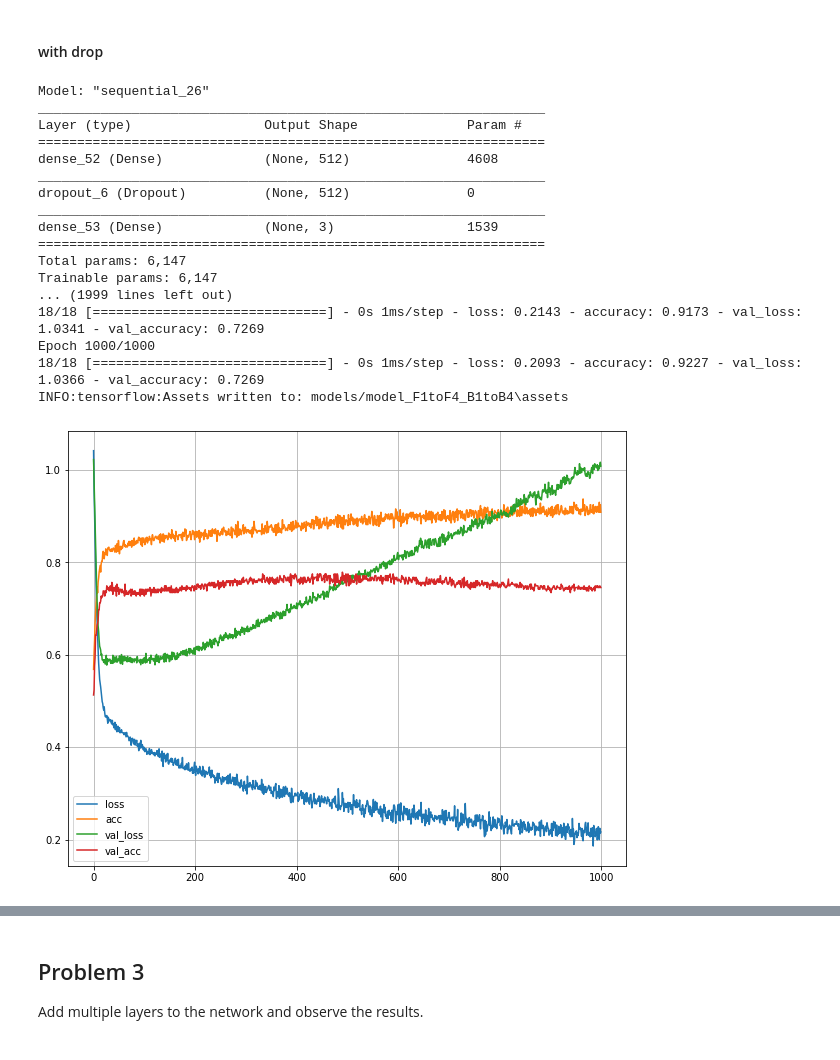
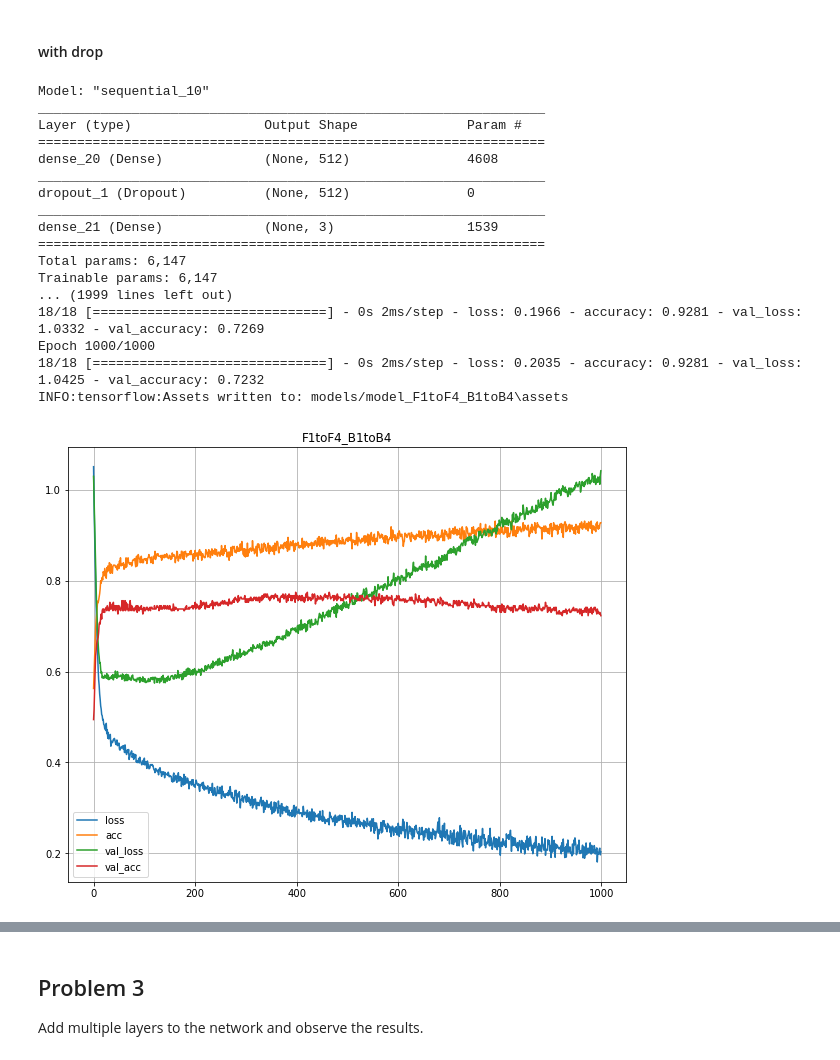
Before and after one commit to Eeaeau/TTT4185---ML-for-singnal-processing, a Jupyter notebook: Assignment 3/TTT4185_assignment_3a_2020-10-19.ipynb, the cells around one changed output, grey strips where cells are left out. Drawn from its saved outputs; the diff is of its cells as text; code cells hidden in the pictures.

```diff
--- a/Assignment 3/TTT4185_assignment_3a_2020-10-19.ipynb
+++ b/Assignment 3/TTT4185_assignment_3a_2020-10-19.ipynb
@@ -157,7 +161,11 @@ class PhonemesDataset:
         else:
             print("No model intilized")
 
-
+    def Validate(self):
+        # Validation model
+        score = self.model.evaluate(self.x_valid, self.y_valid, verbose=0)
+        print('Validation loss:', score[0])
+        print('Validation accuracy:', score[1])
 
 dataset_F1toF2 = PhonemesDataset(features_F1toF2, "F1toF2")
 # %%
@@ -252,7 +260,7 @@ AttributeError: 'dataset' object has no attribute 'model'
 # %%
 features_F1toF4_B1toB4 = ['F1', 'F2','F3','F4', 'B1', 'B2', 'B3', 'B4']
 
-dataset_F1toF4_B1toB4 = Dataset(features_F1toF4_B1toB4, 'F1toF4_B1toB4')
+dataset_F1toF4_B1toB4 = PhonemesDataset(features_F1toF4_B1toB4, 'F1toF4_B1toB4')
 # %%
 # Create a model with a single hidden layer
 dataset_F1toF4_B1toB4.Create_and_train_SHL_model()
@@ -368,27 +376,27 @@ def Create_and_train_SHL_model_512_dropout(dataset):
 
 Create_and_train_SHL_model_512_dropout(dataset_F1toF4_B1toB4)
 # %% [output]
-Model: "sequential_26"
+Model: "sequential_10"
 _________________________________________________________________
 Layer (type)                 Output Shape              Param #
 =================================================================
-dense_52 (Dense)             (None, 512)               4608
+dense_20 (Dense)             (None, 512)               4608
 _________________________________________________________________
-dropout_6 (Dropout)          (None, 512)               0
+dropout_1 (Dropout)          (None, 512)               0
 _________________________________________________________________
-dense_53 (Dense)             (None, 3)                 1539
+dense_21 (Dense)             (None, 3)                 1539
 =================================================================
 Total params: 6,147
 Trainable params: 6,147
 ... (1999 lines left out)
-18/18 [==============================] - 0s 1ms/step - loss: 0.2143 - accuracy: 0.9173 - val_loss: 1.0341 - val_accuracy: 0.7269
+18/18 [==============================] - 0s 2ms/step - loss: 0.1966 - accuracy: 0.9281 - val_loss: 1.0332 - val_accuracy: 0.7269
 Epoch 1000/1000
-18/18 [==============================] - 0s 1ms/step - loss: 0.2093 - accuracy: 0.9227 - val_loss: 1.0366 - val_accuracy: 0.7269
+18/18 [==============================] - 0s 2ms/step - loss: 0.2035 - accuracy: 0.9281 - val_loss: 1.0425 - val_accuracy: 0.7232
 INFO:tensorflow:Assets written to: models/model_F1toF4_B1toB4\assets
 # %%
-dataset_F1toF4.Visualize()
+dataset_F1toF4_B1toB4.Visualize()
 # %% [output]
-[figure, old version]
+[figure, new version]
 # %%
 Validate(dataset_F1toF4)
 # %% [output]
```
Also changed, not shown: parts of 29 cells of this notebook, 9 other files.
